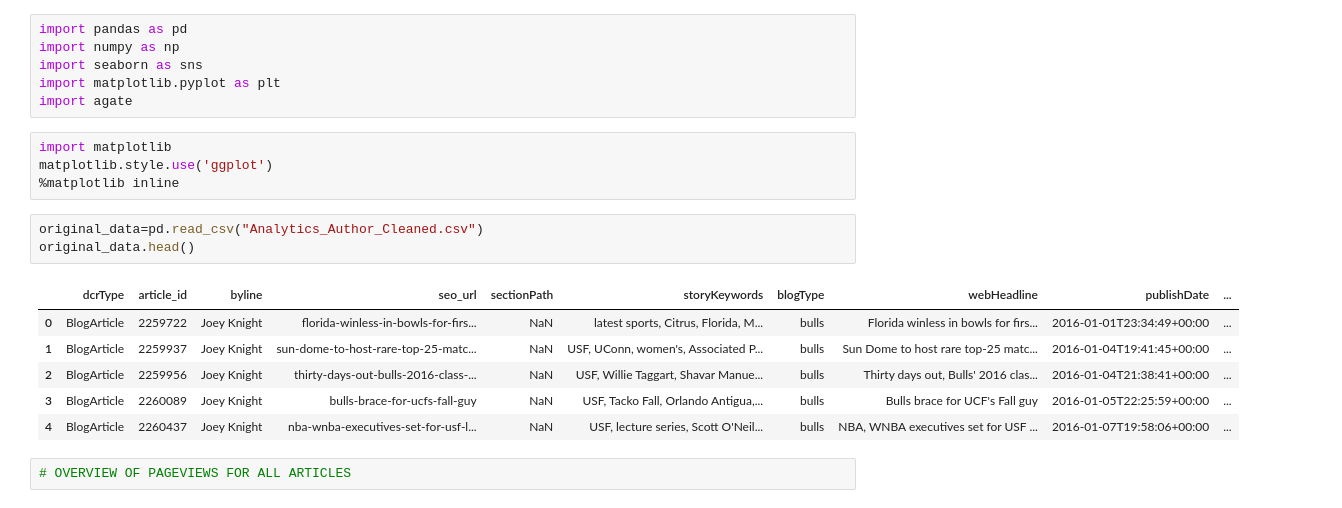
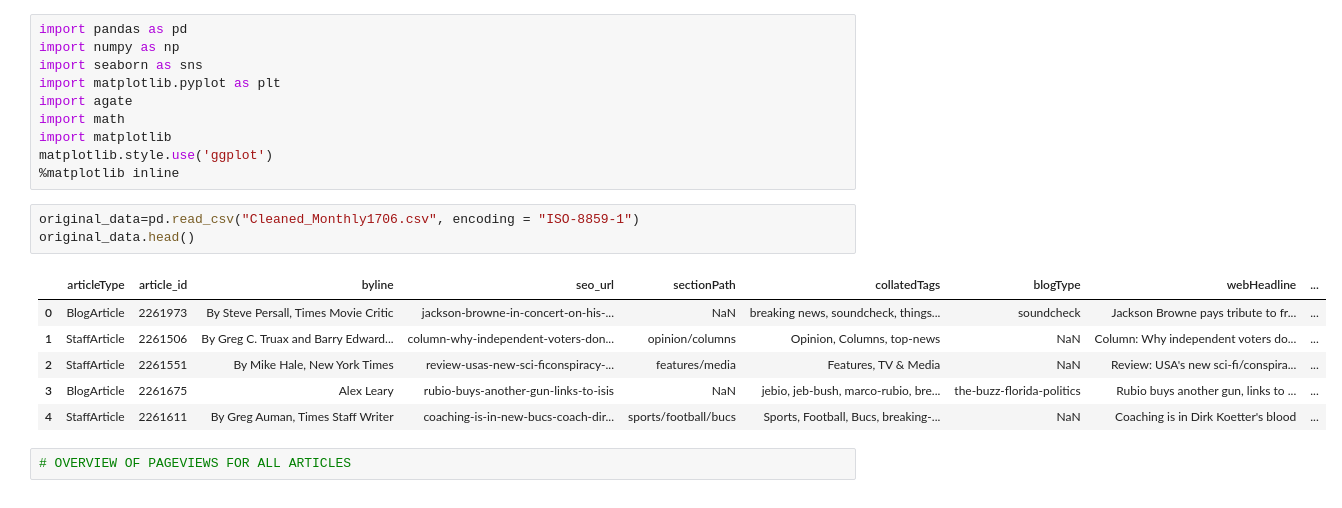
Before and after one commit to tbtimes/Analytic2017, a Jupyter notebook: Data Analysis.ipynb, the cells around one changed output. Saved outputs shown, nothing was run; the diff lists cells and outputs as text.

```diff
--- a/Data Analysis.ipynb
+++ b/Data Analysis.ipynb
@@ -4,20 +4,20 @@ import numpy as np
 import seaborn as sns
 import matplotlib.pyplot as plt
 import agate
+import math
+import matplotlib
+matplotlib.style.use('ggplot')
+%matplotlib inline
-# %%
-import matplotlib
-matplotlib.style.use('ggplot')
-%matplotlib inline
 # %%
-original_data=pd.read_csv("Analytics_Author_Cleaned.csv")
+original_data=pd.read_csv("Cleaned_Monthly1706.csv", encoding = "ISO-8859-1")
 original_data.head()
 # %% [output]
-|  | dcrType | article_id | byline | seo_url | sectionPath | storyKeywords | blogType | webHeadline | publishDate | ... |
-| 0 | BlogArticle | 2259722 | Joey Knight | florida-winless-in-bowls-for-firs... | NaN | latest sports, Citrus, Florida, M... | bulls | Florida winless in bowls for firs... | 2016-01-01T23:34:49+00:00 | ... |
-| 1 | BlogArticle | 2259937 | Joey Knight | sun-dome-to-host-rare-top-25-matc... | NaN | USF, UConn, women's, Associated P... | bulls | Sun Dome to host rare top-25 matc... | 2016-01-04T19:41:45+00:00 | ... |
-| 2 | BlogArticle | 2259956 | Joey Knight | thirty-days-out-bulls-2016-class-... | NaN | USF, Willie Taggart, Shavar Manue... | bulls | Thirty days out, Bulls' 2016 clas... | 2016-01-04T21:38:41+00:00 | ... |
-| 3 | BlogArticle | 2260089 | Joey Knight | bulls-brace-for-ucfs-fall-guy | NaN | USF, Tacko Fall, Orlando Antigua,... | bulls | Bulls brace for UCF's Fall guy | 2016-01-05T22:25:59+00:00 | ... |
-| 4 | BlogArticle | 2260437 | Joey Knight | nba-wnba-executives-set-for-usf-l... | NaN | USF, lecture series, Scott O'Neil... | bulls | NBA, WNBA executives set for USF ... | 2016-01-07T19:58:06+00:00 | ... |
+|  | articleType | article_id | byline | seo_url | sectionPath | collatedTags | blogType | webHeadline | ... |
+| 0 | BlogArticle | 2261973 | By Steve Persall, Times Movie Critic | jackson-browne-in-concert-on-his-... | NaN | breaking news, soundcheck, things... | soundcheck | Jackson Browne pays tribute to fr... | ... |
+| 1 | StaffArticle | 2261506 | By Greg C. Truax and Barry Edward... | column-why-independent-voters-don... | opinion/columns | Opinion, Columns, top-news | NaN | Column: Why independent voters do... | ... |
+| 2 | StaffArticle | 2261551 | By Mike Hale, New York Times | review-usas-new-sci-ficonspiracy-... | features/media | Features, TV & Media | NaN | Review: USA's new sci-fi/conspira... | ... |
+| 3 | BlogArticle | 2261675 | Alex Leary | rubio-buys-another-gun-links-to-isis | NaN | jebio, jeb-bush, marco-rubio, bre... | the-buzz-florida-politics | Rubio buys another gun, links to ... | ... |
+| 4 | StaffArticle | 2261611 | By Greg Auman, Times Staff Writer | coaching-is-in-new-bucs-coach-dir... | sports/football/bucs | Sports, Football, Bucs, breaking-... | NaN | Coaching is in Dirk Koetter's blood | ... |
 # %%
 # OVERVIEW OF PAGEVIEWS FOR ALL ARTICLES
 # %%
```
Also changed, not shown: parts of 25 cells of this notebook, 5 other files.
